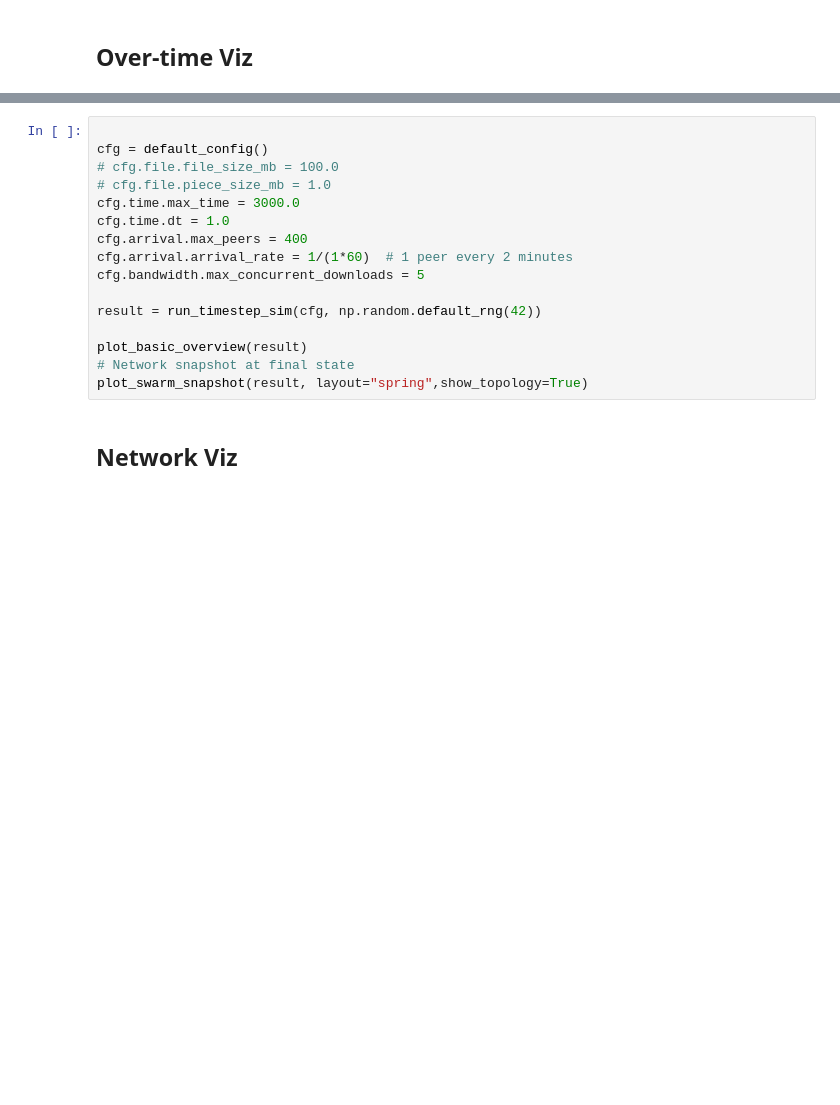
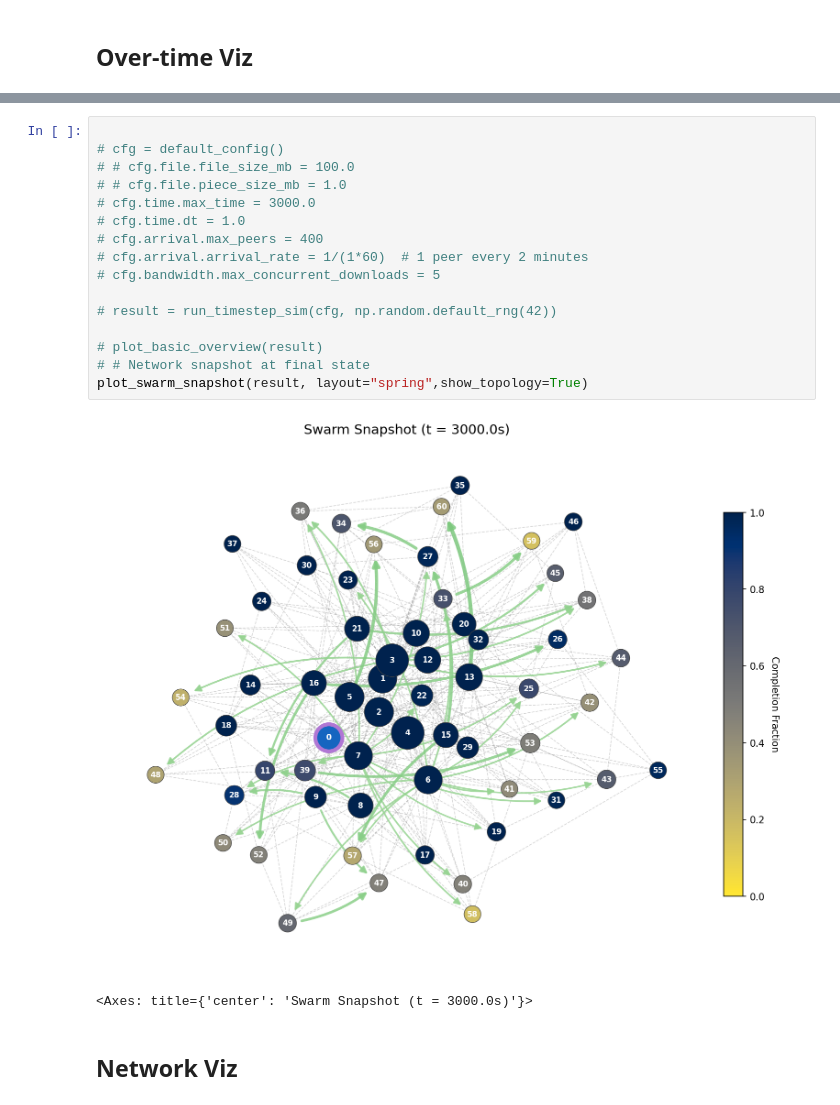
Before and after one commit to gitgud5000/torrent-sim, a Jupyter notebook: notebooks/exploration-viz.ipynb, the cells around one changed output, grey strips where cells are left out. Saved outputs shown, nothing was run; the diff lists cells and outputs as text; blank space fills up the shorter version.

```diff
--- a/notebooks/exploration-viz.ipynb
+++ b/notebooks/exploration-viz.ipynb
@@ -27,19 +35,22 @@ plot_swarm_snapshot(result, layout="spring",show_topology=True)
 # %%
 
-cfg = default_config()
-# cfg.file.file_size_mb = 100.0
-# cfg.file.piece_size_mb = 1.0
-cfg.time.max_time = 3000.0
-cfg.time.dt = 1.0
-cfg.arrival.max_peers = 400
-cfg.arrival.arrival_rate = 1/(1*60)  # 1 peer every 2 minutes
-cfg.bandwidth.max_concurrent_downloads = 5
+# cfg = default_config()
+# # cfg.file.file_size_mb = 100.0
+# # cfg.file.piece_size_mb = 1.0
+# cfg.time.max_time = 3000.0
+# cfg.time.dt = 1.0
+# cfg.arrival.max_peers = 400
+# cfg.arrival.arrival_rate = 1/(1*60)  # 1 peer every 2 minutes
+# cfg.bandwidth.max_concurrent_downloads = 5
 
-result = run_timestep_sim(cfg, np.random.default_rng(42))
+# result = run_timestep_sim(cfg, np.random.default_rng(42))
 
-plot_basic_overview(result)
-# Network snapshot at final state
+# plot_basic_overview(result)
+# # Network snapshot at final state
 plot_swarm_snapshot(result, layout="spring",show_topology=True)
+# %% [output]
+[figure, added]
+<Axes: title={'center': 'Swarm Snapshot (t = 3000.0s)'}>
 # %% [markdown]
 ## **Network Viz**
 # %%
```
Also changed, not shown: parts of 7 cells of this notebook, 1 other file.
